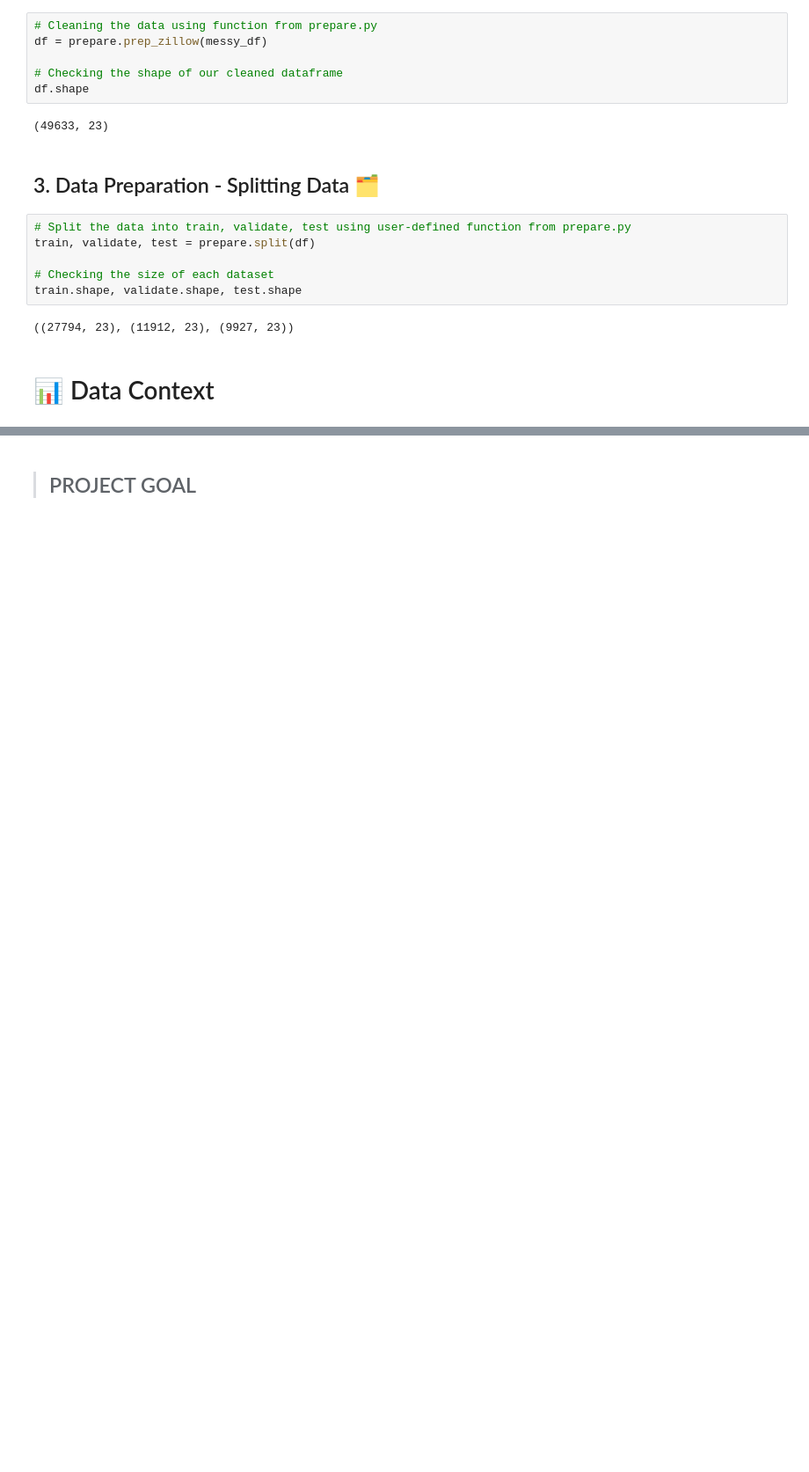
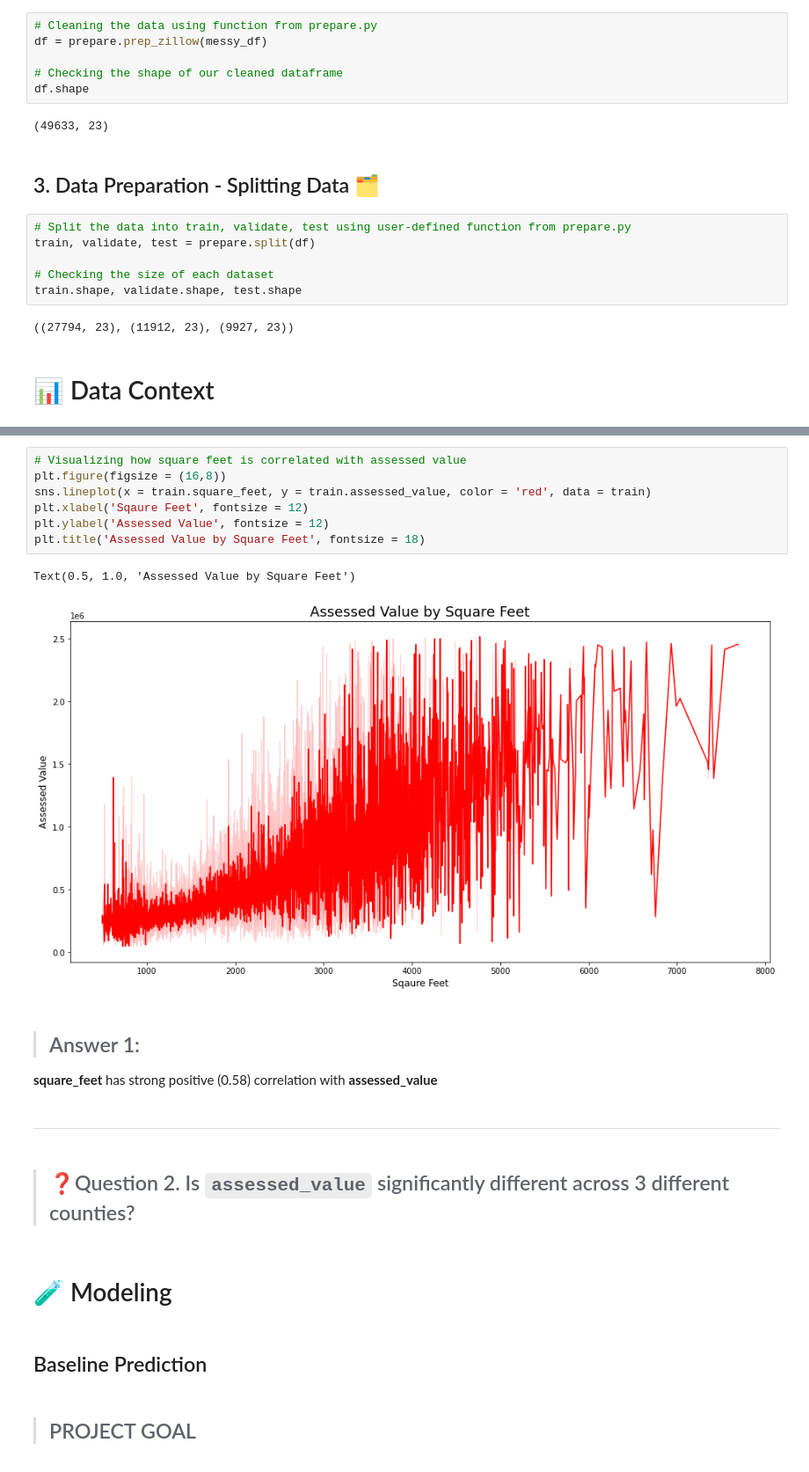
Before and after one commit to m3redithw/Home-Value-Prediction, a Jupyter notebook: final_report.ipynb, the cells around one changed output, grey strips where cells are left out. Shown at 88% size. Saved outputs shown, nothing was run; the diff lists cells and outputs as text; blank space fills up the shorter version.

```diff
--- a/final_report.ipynb
+++ b/final_report.ipynb
@@ -99,2 +118,23 @@ train.shape, validate.shape, test.shape
+# %%
+# Visualizing how square feet is correlated with assessed value
+plt.figure(figsize = (16,8))
+sns.lineplot(x = train.square_feet, y = train.assessed_value, color = 'red', data = train)
+plt.xlabel('Sqaure Feet', fontsize = 12)
+plt.ylabel('Assessed Value', fontsize = 12)
+plt.title('Assessed Value by Square Feet', fontsize = 18)
+# %% [output]
+Text(0.5, 1.0, 'Assessed Value by Square Feet')
+[figure, added]
+# %% [markdown]
+> ## Answer 1:
+**square_feet** has strong positive (0.58) correlation with **assessed_value**
+# %% [markdown]
+***
+# %% [markdown]
+> ## ❓Question 2. Is `assessed_value` significantly different across 3 different counties?
+# %% [markdown]
+# 🧪 Modeling
+# %% [markdown]
+## Baseline Prediction
 # %% [markdown]
 > ## PROJECT GOAL
```
Also changed, not shown: parts of 4 cells of this notebook.
